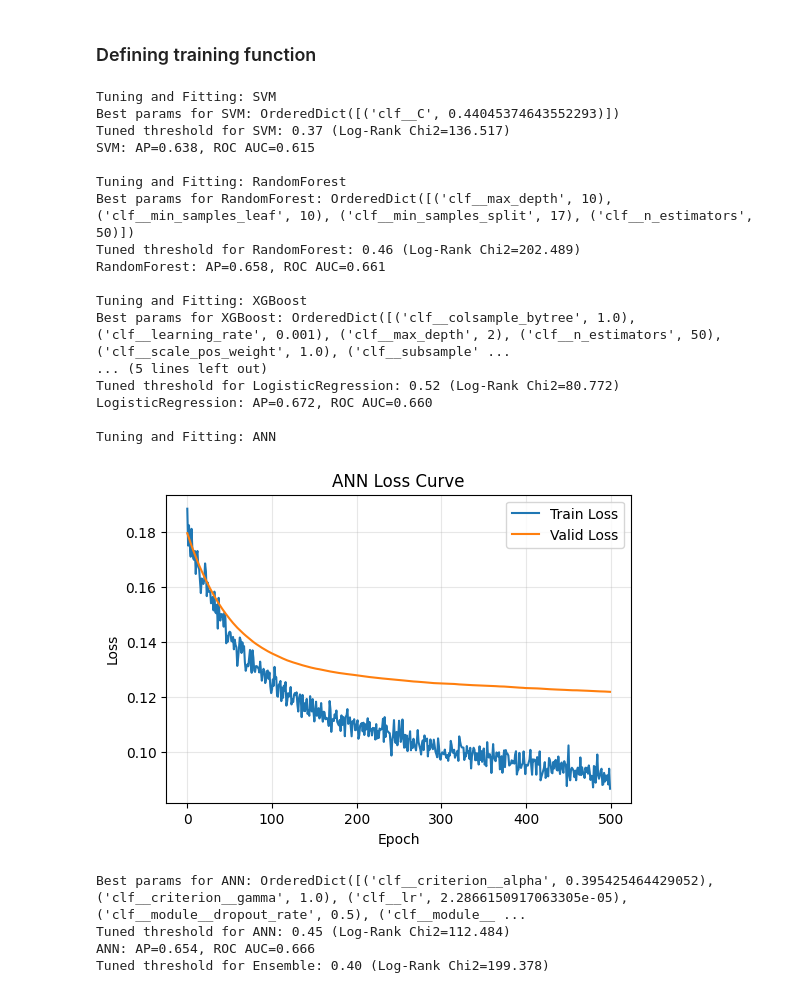
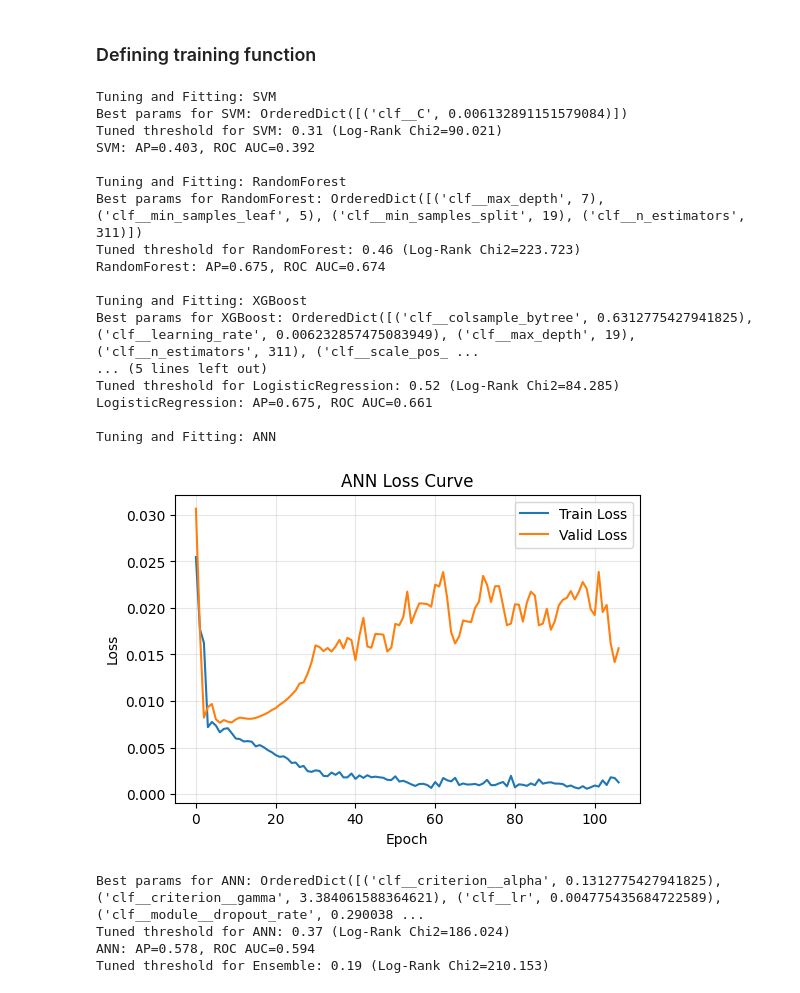
Before and after one commit to JackWJW/LGG_Prognosis_Prediction, a Jupyter notebook: TCGA_Model_Training_CGGA_Validation.ipynb, the cells around one changed output. Cells and saved outputs as stored; diff of their text form; code cells hidden in the pictures.

```diff
--- a/TCGA_Model_Training_CGGA_Validation.ipynb
+++ b/TCGA_Model_Training_CGGA_Validation.ipynb
@@ -276,8 +276,10 @@ def train_evaluate_model(random_state=42,inner_folds=3,inner_iterations=25,ANN_i
 
     # Downloading CGGA Data (Validation)
     CGGA_URL = "./CGGA_Data/CGGA_Tidied_Integrated.csv"
-    CGGA = pd.read_csv(CGGA_URL).drop(columns=["CGGA_ID"])
+    CGGA = pd.read_csv(CGGA_URL)
     CGGA = CGGA.dropna()
+    CGGA_IDs = CGGA['CGGA_ID'].values
+    CGGA = CGGA.drop(columns=["CGGA_ID"])
     CGGA_OS = CGGA[["OS", "OS.time"]]
 
     X_CGGA = CGGA.drop(columns = ["OS", "OS.time"])
@@ -293,9 +295,6 @@ def train_evaluate_model(random_state=42,inner_folds=3,inner_iterations=25,ANN_i
 
     CGGA_event  = CGGA_OS['OS'].values.astype(bool)
     CGGA_time   = CGGA_OS['OS.time'].values.astype(float)
-
-    TCGA_Surv = Surv.from_arrays(event=TCGA_event, time=TCGA_time)
-    CGGA_Surv  = Surv.from_arrays(event=CGGA_event, time=CGGA_time)
 
     # Setting up results dataframes
     probs_train_store = {}
@@ -335,7 +334,8 @@ def train_evaluate_model(random_state=42,inner_folds=3,inner_iterations=25,ANN_i
             cv=INNER_FOLDS,
             random_state=RANDOM_STATE,
             n_jobs=n_jobs,
-            refit=True
+            refit=True,
+            optimizer_kwargs={'n_initial_points': 50}
         )
 
         # Fitting
@@ -452,6 +452,7 @@ def train_evaluate_model(random_state=42,inner_folds=3,inner_iterations=25,ANN_i
     model_list = ["SVM","RandomForest","XGBoost","LogisticRegression","ANN","Ensemble"]
 
     summary_df = pd.DataFrame({
+        'CGGA_ID': CGGA_IDs,
         'y_true': y_CGGA,
         'OS.time': CGGA_time,
         'OS': CGGA_event.astype(int)
@@ -484,30 +485,30 @@ def train_evaluate_model(random_state=42,inner_folds=3,inner_iterations=25,ANN_i
 
     return summary_df, curves_summary, metrics_results, metrics_df, survival_results, y_CGGA
 # %%
-summary_df, curves_summary, metrics_results, metrics_df, survival_results, y_CGGA = train_evaluate_model(random_state=24,inner_folds=5,inner_iterations=250,ANN_iterations=250)
+summary_df, curves_summary, metrics_results, metrics_df, survival_results, y_CGGA = train_evaluate_model(random_state=24,inner_folds=3,inner_iterations=1,ANN_iterations=1)
 # %% [output]
 Tuning and Fitting: SVM
-Best params for SVM: OrderedDict([('clf__C', 0.44045374643552293)])
-Tuned threshold for SVM: 0.37 (Log-Rank Chi2=136.517)
-SVM: AP=0.638, ROC AUC=0.615
+Best params for SVM: OrderedDict([('clf__C', 0.006132891151579084)])
+Tuned threshold for SVM: 0.31 (Log-Rank Chi2=90.021)
+SVM: AP=0.403, ROC AUC=0.392
 
 Tuning and Fitting: RandomForest
-Best params for RandomForest: OrderedDict([('clf__max_depth', 10), ('clf__min_samples_leaf', 10), ('clf__min_samples_split', 17), ('clf__n_estimators', 50)])
-Tuned threshold for RandomForest: 0.46 (Log-Rank Chi2=202.489)
-RandomForest: AP=0.658, ROC AUC=0.661
+Best params for RandomForest: OrderedDict([('clf__max_depth', 7), ('clf__min_samples_leaf', 5), ('clf__min_samples_split', 19), ('clf__n_estimators', 311)])
+Tuned threshold for RandomForest: 0.46 (Log-Rank Chi2=223.723)
+RandomForest: AP=0.675, ROC AUC=0.674
 
 Tuning and Fitting: XGBoost
-Best params for XGBoost: OrderedDict([('clf__colsample_bytree', 1.0), ('clf__learning_rate', 0.001), ('clf__max_depth', 2), ('clf__n_estimators', 50), ('clf__scale_pos_weight', 1.0), ('clf__subsample' ...
+Best params for XGBoost: OrderedDict([('clf__colsample_bytree', 0.6312775427941825), ('clf__learning_rate', 0.006232857475083949), ('clf__max_depth', 19), ('clf__n_estimators', 311), ('clf__scale_pos_ ...
 ... (5 lines left out)
-Tuned threshold for LogisticRegression: 0.52 (Log-Rank Chi2=80.772)
-LogisticRegression: AP=0.672, ROC AUC=0.660
+Tuned threshold for LogisticRegression: 0.52 (Log-Rank Chi2=84.285)
+LogisticRegression: AP=0.675, ROC AUC=0.661
 
 Tuning and Fitting: ANN
-[figure, old version]
+[figure, new version]
-Best params for ANN: OrderedDict([('clf__criterion__alpha', 0.395425464429052), ('clf__criterion__gamma', 1.0), ('clf__lr', 2.2866150917063305e-05), ('clf__module__dropout_rate', 0.5), ('clf__module__ ...
-Tuned threshold for ANN: 0.45 (Log-Rank Chi2=112.484)
-ANN: AP=0.654, ROC AUC=0.666
-Tuned threshold for Ensemble: 0.40 (Log-Rank Chi2=199.378)
+Best params for ANN: OrderedDict([('clf__criterion__alpha', 0.1312775427941825), ('clf__criterion__gamma', 3.384061588364621), ('clf__lr', 0.004775435684722589), ('clf__module__dropout_rate', 0.290038 ...
+Tuned threshold for ANN: 0.37 (Log-Rank Chi2=186.024)
+ANN: AP=0.578, ROC AUC=0.594
+Tuned threshold for Ensemble: 0.19 (Log-Rank Chi2=210.153)
 # %%
 # Function to plot mean ROC curves
 def plot_mean_roc(curves_summary):
```
Also changed, not shown: parts of 5 cells of this notebook, 5 other files.
